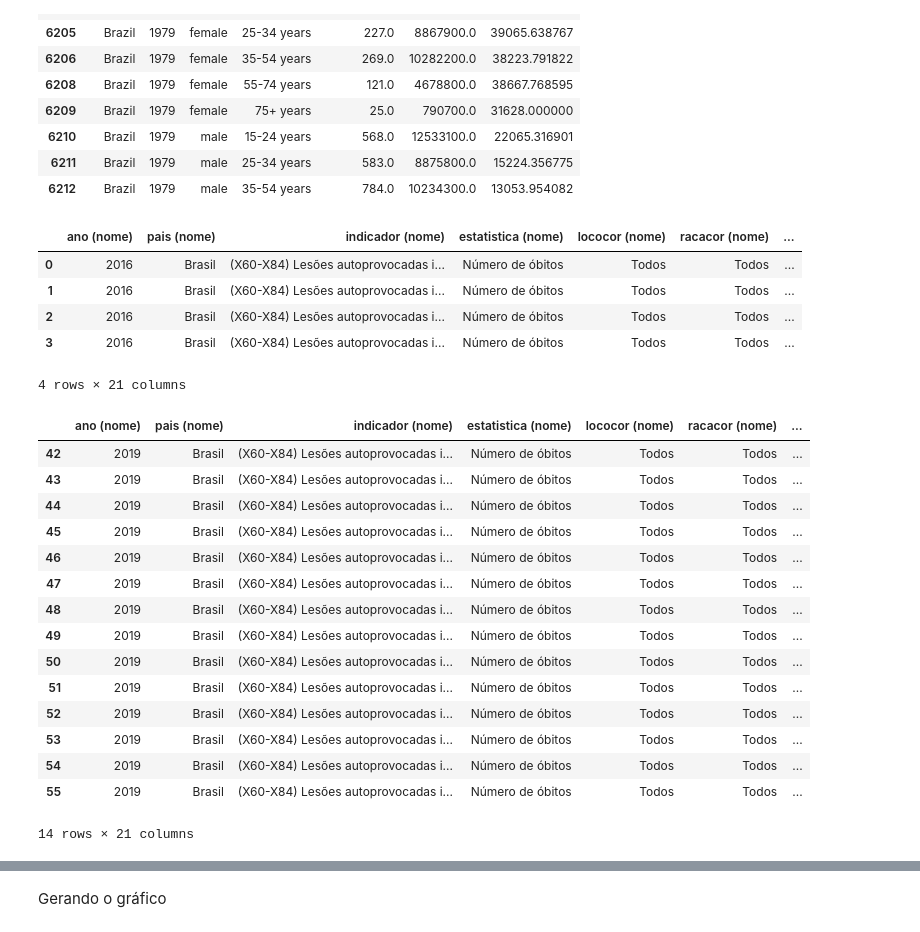
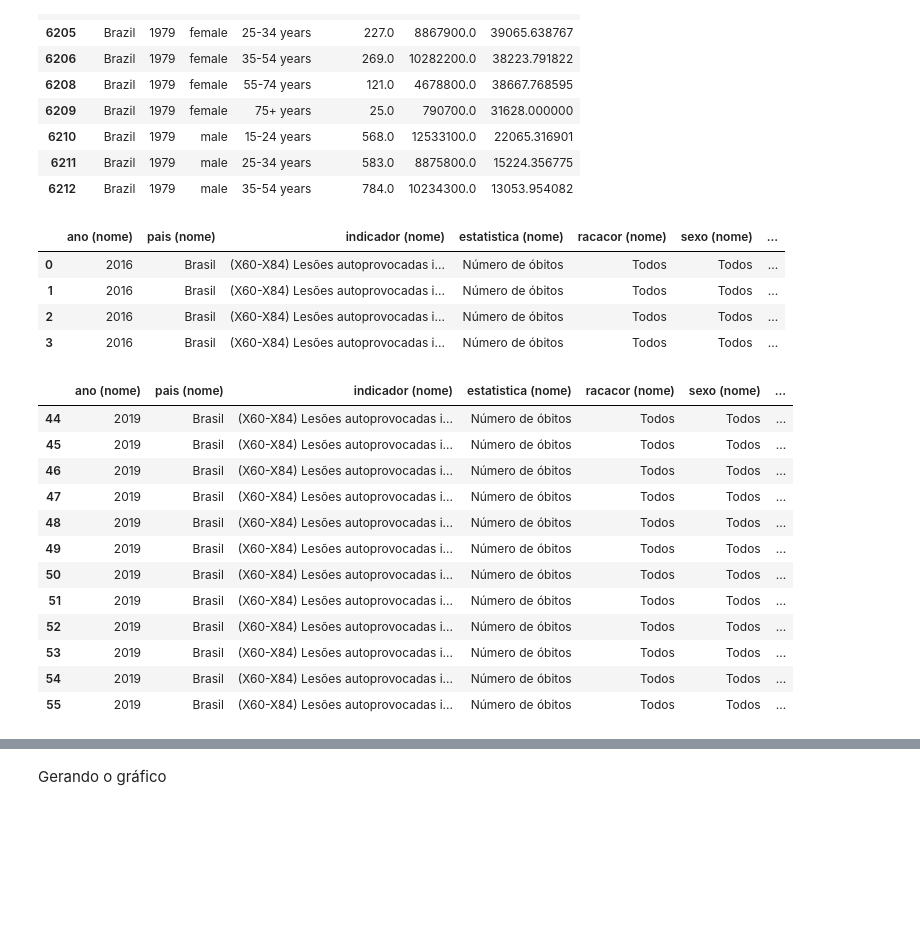
Before and after one commit to brunabellini/Projeto_FaleSobre, a Jupyter notebook: Caderno Jupyter- Grupo 6.ipynb, the cells around one changed output, grey strips where cells are left out. Drawn from its saved outputs; the diff is of its cells as text; code cells hidden in the pictures; blank space fills up the shorter version.

```diff
--- a/Caderno Jupyter- Grupo 6.ipynb
+++ b/Caderno Jupyter- Grupo 6.ipynb
@@ -651,27 +651,25 @@ See the caveats in the documentation: https://pandas.pydata.org/pandas-docs/stab
 | 6211 | Brazil | 1979 | male | 25-34 years | 583.0 | 8875800.0 | 15224.356775 |
 | 6212 | Brazil | 1979 | male | 35-54 years | 784.0 | 10234300.0 | 13053.954082 |
 # %%
-# Gráfico 4
+# Gráfico 4 e 5
 
 df = pd.read_csv('./Data/grupoetarioXano.csv', sep= ';')
-df = df.drop(['local (uid)', 'ano (uid)', 'abrangencia (uid)', 'pais (uid)', 'indicador (uid)', 'estatistica (uid)', 'categoria (nome)', 'categoria (uid)', 'lococor (uid)', 'atestante (uid)', 'racacor (uid)', 'sexo (uid)', 'abrangencia (nome)', 'local (nome)', 'grupoetario (uid)', 'atestante (nome)'], axis=1)
+df = df.drop(['local (uid)', 'ano (uid)', 'abrangencia (uid)', 'pais (uid)', 'indicador (uid)', 'lococor (nome)', 'estatistica (uid)', 'categoria (nome)', 'categoria (uid)', 'lococor (uid)', 'atestante (uid)', 'racacor (uid)', 'sexo (uid)', 'abrangencia (nome)', 'local (nome)', 'grupoetario (uid)', 'atestante (nome)'], axis=1)
+df = df.drop([42, 43, 56, 57])
 df.head(4)
 # %% [output]
-|  | ano (nome) | pais (nome) | indicador (nome) | estatistica (nome) | lococor (nome) | racacor (nome) | ... |
+|  | ano (nome) | pais (nome) | indicador (nome) | estatistica (nome) | racacor (nome) | sexo (nome) | ... |
 | 0 | 2016 | Brasil | (X60-X84) Lesões autoprovocadas i... | Número de óbitos | Todos | Todos | ... |
 | 1 | 2016 | Brasil | (X60-X84) Lesões autoprovocadas i... | Número de óbitos | Todos | Todos | ... |
 | 2 | 2016 | Brasil | (X60-X84) Lesões autoprovocadas i... | Número de óbitos | Todos | Todos | ... |
 | 3 | 2016 | Brasil | (X60-X84) Lesões autoprovocadas i... | Número de óbitos | Todos | Todos | ... |
-4 rows × 21 columns
 # %%
 # Gráfico 4
 
 dfl_2019 = df.loc[ df['ano (nome)'] == '2019' ]
 dfl_2019
 # %% [output]
-|  | ano (nome) | pais (nome) | indicador (nome) | estatistica (nome) | lococor (nome) | racacor (nome) | ... |
-| 42 | 2019 | Brasil | (X60-X84) Lesões autoprovocadas i... | Número de óbitos | Todos | Todos | ... |
-| 43 | 2019 | Brasil | (X60-X84) Lesões autoprovocadas i... | Número de óbitos | Todos | Todos | ... |
+|  | ano (nome) | pais (nome) | indicador (nome) | estatistica (nome) | racacor (nome) | sexo (nome) | ... |
 | 44 | 2019 | Brasil | (X60-X84) Lesões autoprovocadas i... | Número de óbitos | Todos | Todos | ... |
 | 45 | 2019 | Brasil | (X60-X84) Lesões autoprovocadas i... | Número de óbitos | Todos | Todos | ... |
 | 46 | 2019 | Brasil | (X60-X84) Lesões autoprovocadas i... | Número de óbitos | Todos | Todos | ... |
@@ -684,5 +682,4 @@ dfl_2019
 | 53 | 2019 | Brasil | (X60-X84) Lesões autoprovocadas i... | Número de óbitos | Todos | Todos | ... |
 | 54 | 2019 | Brasil | (X60-X84) Lesões autoprovocadas i... | Número de óbitos | Todos | Todos | ... |
 | 55 | 2019 | Brasil | (X60-X84) Lesões autoprovocadas i... | Número de óbitos | Todos | Todos | ... |
-14 rows × 21 columns
 # %%
```
Also changed, not shown: parts of 3 cells of this notebook.
